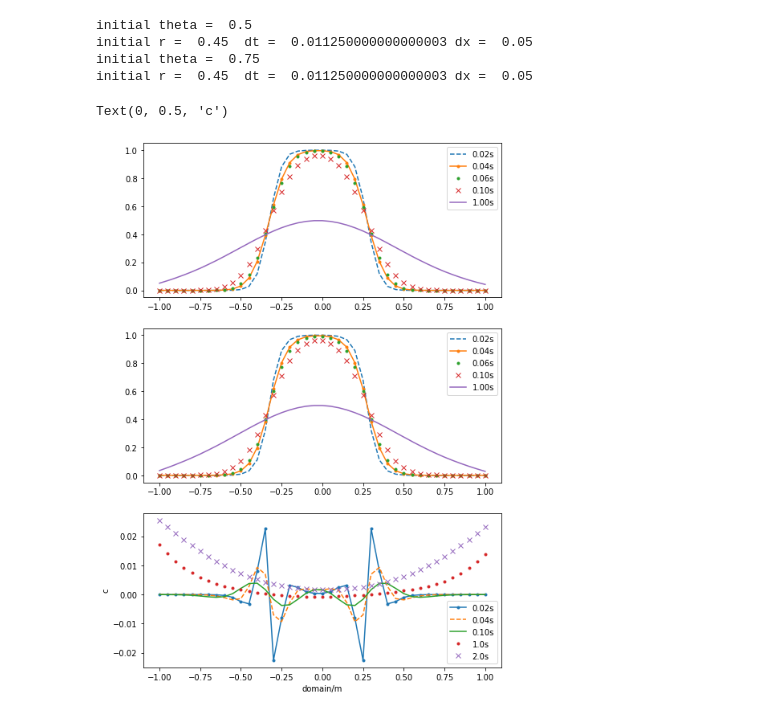
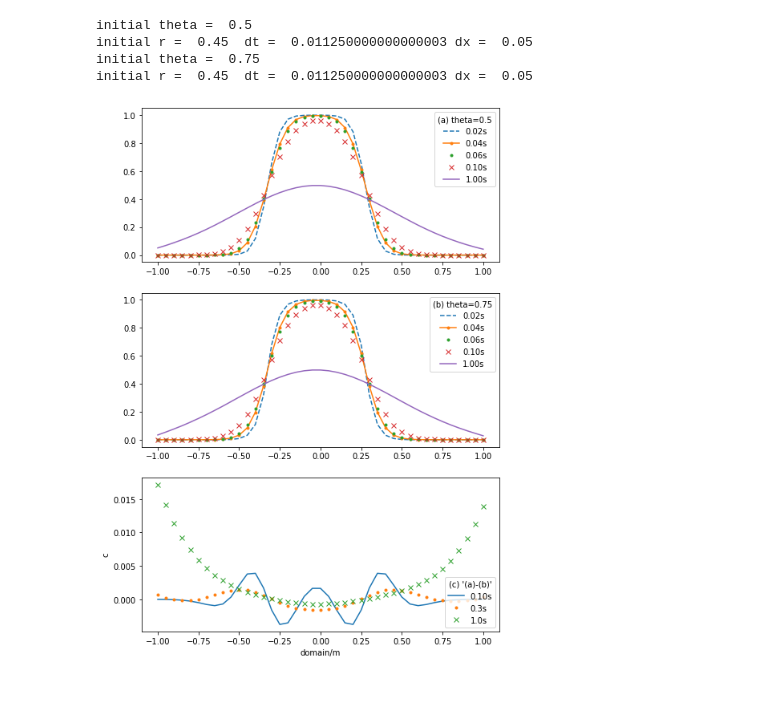
Before and after one commit to dozerlcl/assignments_2020_nju_meteorology, a Jupyter notebook: numerical_PDE/P_set4/tesr3.ipynb, the cells around one changed output. Saved outputs shown, nothing was run; the diff lists cells and outputs as text; code cells hidden in the pictures.

```diff
--- a/numerical_PDE/P_set4/tesr3.ipynb
+++ b/numerical_PDE/P_set4/tesr3.ipynb
@@ -35,12 +35,19 @@ def diff_diffusion(r=0.45,theta=0.75):
         row_a[:] = r*theta
         row_b[:] = -1*(2*r*theta+1)
         row_c[:] = r*theta
+        # row_a[1] = -1*(2*r*theta+1)
+        # row_b[1] = r*theta
         # B.C.
+        # solving tridiagonal
+        for j in range(2,gridn-2): # 2 - 40
+            row_d[j] = r*(theta-1)*cres[j+1,nt] - (2*r*theta-2*r+1)*cres[j,nt] + r*(theta-1)*cres[j-1,nt]
+        # ghost point
         cres[0,nt]  = cres[2,nt]
         cres[42,nt] = cres[40,nt]
-        # solving tridiagonal
-        for j in range(1,gridn-1): # 1 - 41
-            row_d[j] = r*(theta-1)*cres[j+1,nt] - (2*r*theta-2*r+1)*cres[j,nt] + r*(theta-1)*cres[j-1,nt]
+        # 1,41 单独计算
+        row_d[1] = r*(theta-1)*cres[1+1,nt] - (2*r*theta-2*r+1)*cres[1,nt] + r*(theta-1)*cres[1-1,nt]
+        row_d[gridn-2] = r*(theta-1)*cres[gridn-2+1,nt] - (2*r*theta-2*r+1)*cres[gridn-2,nt] + r*(theta-1)*cres[gridn-2-1,nt]
+        # thomas
         for i in range(2,gridn-1): # 2 - 41
             row_b[i] = row_b[i] - row_a[i]*row_c[i-1]/row_b[i-1]
             row_d[i] = row_d[i] - row_a[i]*row_d[i-1]/row_b[i-1]
@@ -79,36 +86,35 @@ initial r =  0.45  dt =  0.011250000000000003 dx =  0.05
 # %%
 
 fig,ax = plt.subplots(3,figsize=(8,12))
 
 # ax.plot(x[1:gridn-1], cres_theta05[1:42,0],'.-', label='0s')
 
 ax[0].plot(x[1:gridn-1], cres_theta05[1:42,int(np.rint(0.02/dt))],'--', label='0.02s')
 ax[0].plot(x[1:gridn-1], cres_theta05[1:42,int(np.rint(0.04/dt))],'.-', label='0.04s')
 ax[0].plot(x[1:gridn-1], cres_theta05[1:42,int(np.rint(0.06/dt))],'.', label='0.06s')
 ax[0].plot(x[1:gridn-1], cres_theta05[1:42,int(np.rint(0.1/dt))],'x', label='0.10s')
 ax[0].plot(x[1:gridn-1], cres_theta05[1:42,int(np.rint(1.0/dt))],'-', label='1.00s')
 
 ax[1].plot(x[1:gridn-1], cres_theta075[1:42,int(np.rint(0.02/dt))],'--', label='0.02s')
 ax[1].plot(x[1:gridn-1], cres_theta075[1:42,int(np.rint(0.04/dt))],'.-', label='0.04s')
 ax[1].plot(x[1:gridn-1], cres_theta075[1:42,int(np.rint(0.06/dt))],'.', label='0.06s')
 ax[1].plot(x[1:gridn-1], cres_theta075[1:42,int(np.rint(0.1/dt))],'x', label='0.10s')
 ax[1].plot(x[1:gridn-1], cres_theta075[1:42,int(np.rint(1.0/dt))],'-', label='1.00s')
 
 # ax.plot(x[1:gridn-1], cres_theta05[1:42,int(np.rint(0.05/dt))],'--', label='0.1s')
 # ax.plot(x[1:gridn-1], cres_theta05[1:42,int(np.rint(1./dt))],'-', label='1s')
-ax[2].plot(x[1:gridn-1], cres_diff[1:42,int(np.rint(0.02/dt))],'.-', label='0.02s')
-ax[2].plot(x[1:gridn-1], cres_diff[1:42,int(np.rint(0.04/dt))],'--', label='0.04s')
+# ax[2].plot(x[1:gridn-1], cres_diff[1:42,int(np.rint(0.02/dt))],'.-', label='0.02s')
+# ax[2].plot(x[1:gridn-1], cres_diff[1:42,int(np.rint(0.04/dt))],'--', label='0.04s')
 ax[2].plot(x[1:gridn-1], cres_diff[1:42,int(np.rint(0.10/dt))],'-', label='0.10s')
-ax[2].plot(x[1:gridn-1], cres_diff[1:42,int(np.rint(1.00/dt))],'.', label='1.0s')
-ax[2].plot(x[1:gridn-1], cres_diff[1:42,int(np.rint(2.00/dt))],'x', label='2.0s')
+ax[2].plot(x[1:gridn-1], cres_diff[1:42,int(np.rint(0.30/dt))],'.', label='0.3s')
+ax[2].plot(x[1:gridn-1], cres_diff[1:42,int(np.rint(1.00/dt))],'x', label='1.0s')
 
-ax[0].legend(loc='upper right')
-ax[1].legend(loc='upper right')
-ax[2].legend(loc='lower right')
+ax[0].legend(loc='upper right',title='(a) theta=0.5')
+ax[1].legend(loc='upper right',title='(b) theta=0.75')
+ax[2].legend(loc='lower right',title='(c) \'(a)-(b)\'')
 plt.xlabel('domain/m')
 plt.ylabel('c')
-# plt.savefig('./p3t1_filt0.05_cr=1.png')
+plt.savefig('./p4t3.png')
     # ax[nn].legend(')
 # %% [output]
-Text(0, 0.5, 'c')
-[figure, old version]
+[figure, new version]
```
Also changed, not shown: 2 other files.
